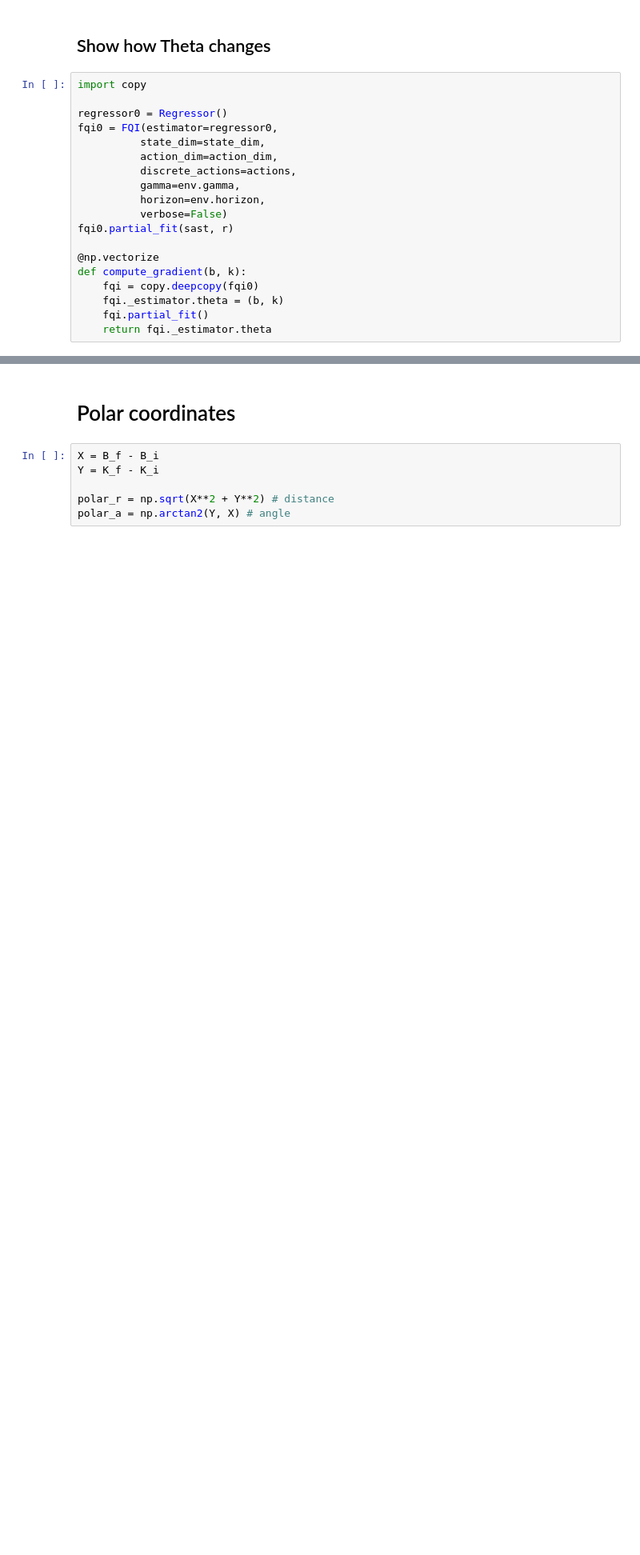
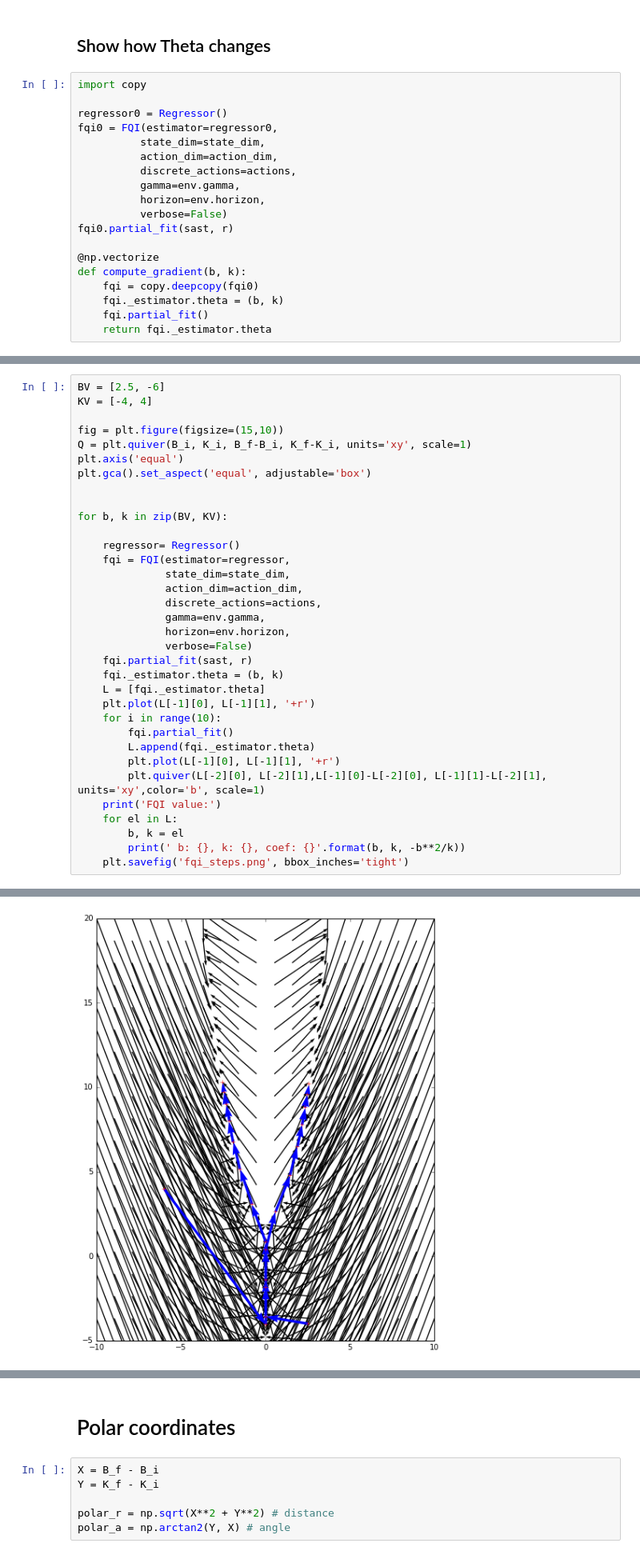
Before and after one commit to teopir/ifqi, a Jupyter notebook: notebooks/FQI-LQG-PBO.ipynb, the cells around one changed output, grey strips where cells are left out. Shown at 80% size. Drawn from its saved outputs; the diff is of its cells as text; blank space fills up the shorter version.

```diff
--- a/notebooks/FQI-LQG-PBO.ipynb
+++ b/notebooks/FQI-LQG-PBO.ipynb
@@ -217,0 +223,35 @@ plt.savefig('grad_field.png', bbox_inches='tight')
+# %%
+BV = [2.5, -6]
+KV = [-4, 4]
+
+fig = plt.figure(figsize=(15,10))
+Q = plt.quiver(B_i, K_i, B_f-B_i, K_f-K_i, units='xy', scale=1)
+plt.axis('equal')
+plt.gca().set_aspect('equal', adjustable='box')
+
+
+for b, k in zip(BV, KV):
+
+    regressor= Regressor()
+    fqi = FQI(estimator=regressor,
+              state_dim=state_dim,
+              action_dim=action_dim,
+              discrete_actions=actions,
+              gamma=env.gamma,
+              horizon=env.horizon,
+              verbose=False)
+    fqi.partial_fit(sast, r)
+    fqi._estimator.theta = (b, k)
+    L = [fqi._estimator.theta]
+    plt.plot(L[-1][0], L[-1][1], '+r')
+    for i in range(10):
+        fqi.partial_fit()
+        L.append(fqi._estimator.theta)
+        plt.plot(L[-1][0], L[-1][1], '+r')
+        plt.quiver(L[-2][0], L[-2][1],L[-1][0]-L[-2][0], L[-1][1]-L[-2][1], units='xy',color='b', scale=1)
+    print('FQI value:')
+    for el in L:
+        b, k = el
+        print(' b: {}, k: {}, coef: {}'.format(b, k, -b**2/k))
+    plt.savefig('fqi_steps.png', bbox_inches='tight')
+# %% [output]
@@ -217,0 +275 @@ plt.savefig('grad_field.png', bbox_inches='tight')
+[figure, added]
```
Also changed, not shown: parts of 16 cells of this notebook.
